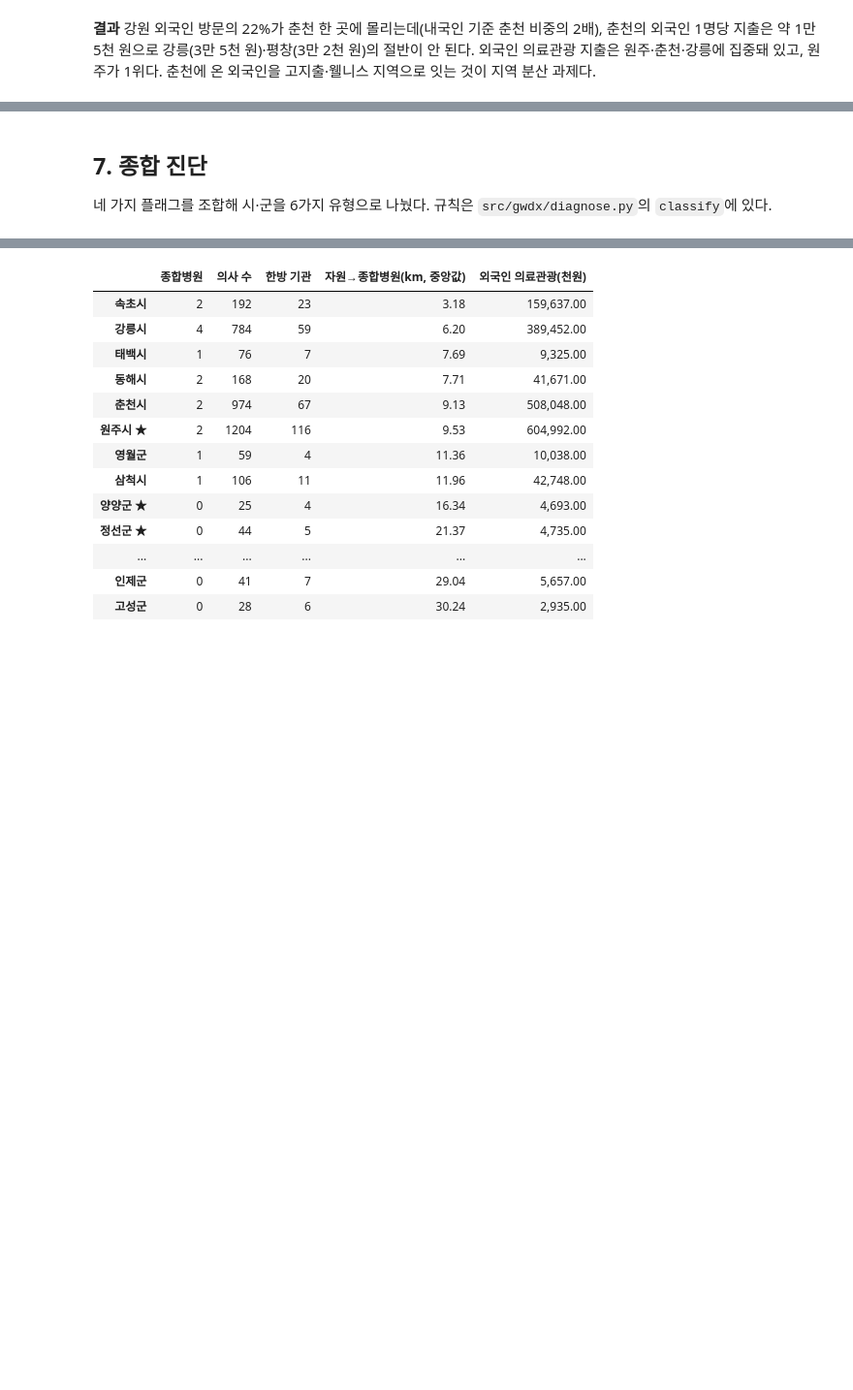
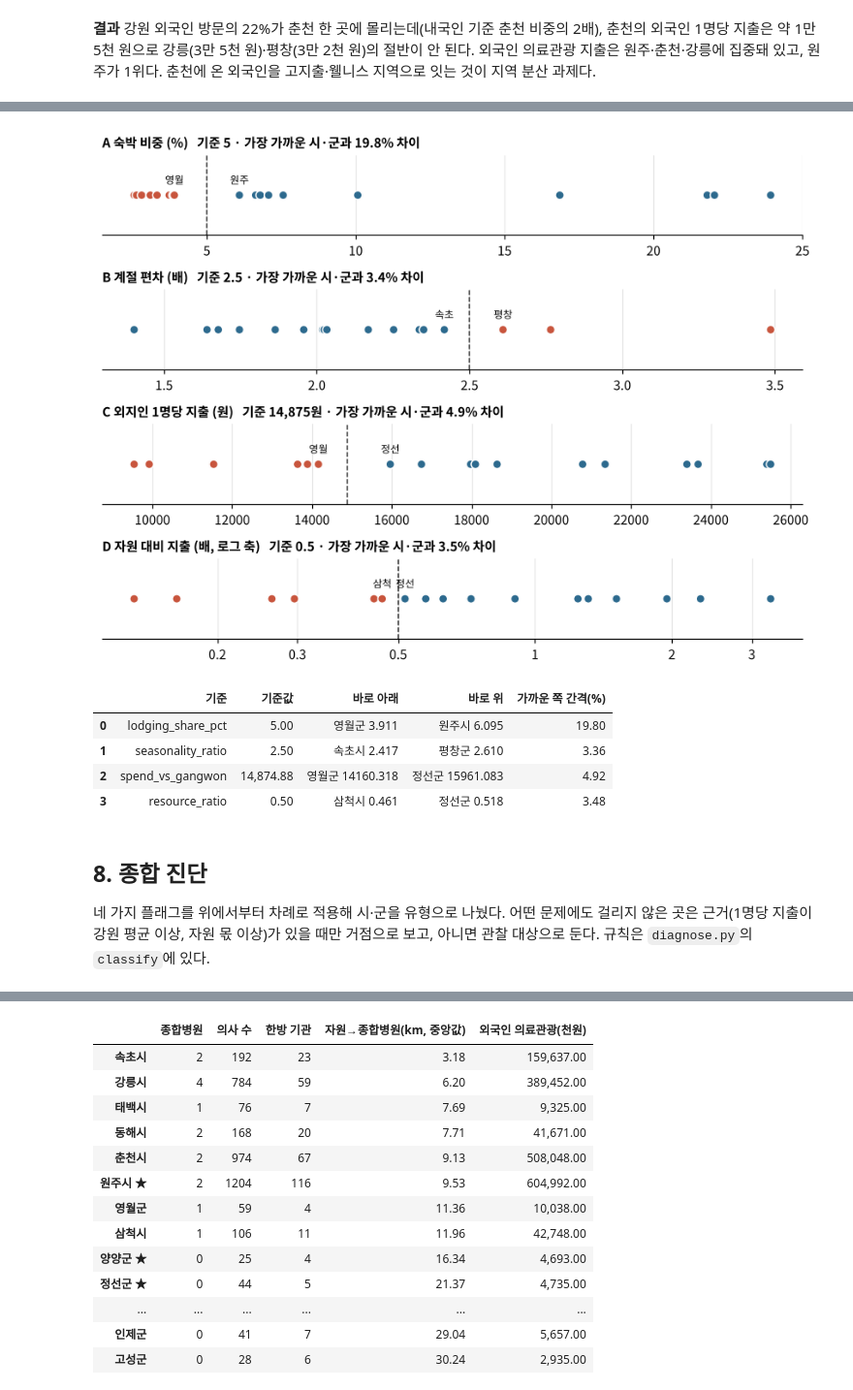
Before and after one commit to ojg1476-tech/gangwon-wellness-diagnosis, a Jupyter notebook: 3_분석노트북/01_analysis.ipynb, the cells around one changed output, grey strips where cells are left out. Shown at 97% size. Cells and saved outputs as stored; diff of their text form; code cells hidden in the pictures; blank space fills up the shorter version.

```diff
--- a/3_분석노트북/01_analysis.ipynb
+++ b/3_분석노트북/01_analysis.ipynb
@@ -232,7 +243,38 @@ f[["foreign_share_pct", "foreign_spend_per_visitor", "foreign_medical_k"]].assig
+# %%
+margins = diagnose.threshold_margins(f)
+specs = [("lodging_share_pct", "A 숙박 비중 (%)", False), ("seasonality_ratio", "B 계절 편차 (배)", False),
+         ("spend_per_outsider", "C 외지인 1명당 지출 (원)", False), ("resource_spend_ratio", "D 자원 대비 지출 (배, 로그 축)", True)]
+fig, axes = plt.subplots(4, 1, figsize=(8, 6))
+for ax, (col, label, logx), (_, m) in zip(axes, specs, margins.iterrows()):
+    v = f[col].sort_values()
+    cut = m["기준값"]
+    bad = (v >= cut) if col == "seasonality_ratio" else (v < cut)
+    ax.scatter(v, [0] * len(v), s=46, color=[WARN if b else ACCENT for b in bad], zorder=3, edgecolor="white")
+    ax.axvline(cut, color="#333", ls="--", lw=1)
+    for name in [m["바로 아래"].split()[0], m["바로 위"].split()[0]]:
+        ax.annotate(short(name), (v[name], 0), xytext=(0, 9), textcoords="offset points", ha="center", fontsize=8)
+    if logx:
+        ax.set_xscale("log")
+        ax.set_xticks([0.2, 0.3, 0.5, 1, 2, 3], ["0.2", "0.3", "0.5", "1", "2", "3"])
+        ax.minorticks_off()
+    ax.set_yticks([]); ax.grid(axis="y", visible=False)
+    cut_txt = f"{cut:,.0f}원" if col == "spend_per_outsider" else f"{cut:g}"
+    ax.set_title(f"{label}   기준 {cut_txt} · 가장 가까운 시·군과 {m['가까운 쪽 간격(%)']:.1f}% 차이", fontsize=10)
+    ax.spines["left"].set_visible(False)
+fig.tight_layout()
+save(fig, FIG / "T_thresholds.png"); plt.show()
+margins.round(3)
+# %% [output]
+[figure, added]
+|  | 기준 | 기준값 | 바로 아래 | 바로 위 | 가까운 쪽 간격(%) |
+| 0 | lodging_share_pct | 5.00 | 영월군 3.911 | 원주시 6.095 | 19.80 |
+| 1 | seasonality_ratio | 2.50 | 속초시 2.417 | 평창군 2.610 | 3.36 |
+| 2 | spend_vs_gangwon | 14,874.88 | 영월군 14160.318 | 정선군 15961.083 | 4.92 |
+| 3 | resource_ratio | 0.50 | 삼척시 0.461 | 정선군 0.518 | 3.48 |
 # %% [markdown]
-## 7. 종합 진단
+## 8. 종합 진단
 
-네 가지 플래그를 조합해 시·군을 6가지 유형으로 나눴다. 규칙은 `src/gwdx/diagnose.py`의 `classify`에 있다.
+네 가지 플래그를 위에서부터 차례로 적용해 시·군을 유형으로 나눴다. 어떤 문제에도 걸리지 않은 곳은 근거(1명당 지출이 강원 평균 이상, 자원 몫 이상)가 있을 때만 거점으로 보고, 아니면 관찰 대상으로 둔다. 규칙은 `diagnose.py`의 `classify`에 있다.
 # %%
 cols = {"type": "진단 유형", "A_stay_weak": "A", "B_seasonal": "B", "C_low_spend": "C", "D_underused": "D",
         "lodging_share_pct": "숙박 비중%", "seasonality_ratio": "계절 편차", "spend_per_outsider": "1명당 지출",
```
Also changed, not shown: parts of 15 cells of this notebook, 19 other files.
